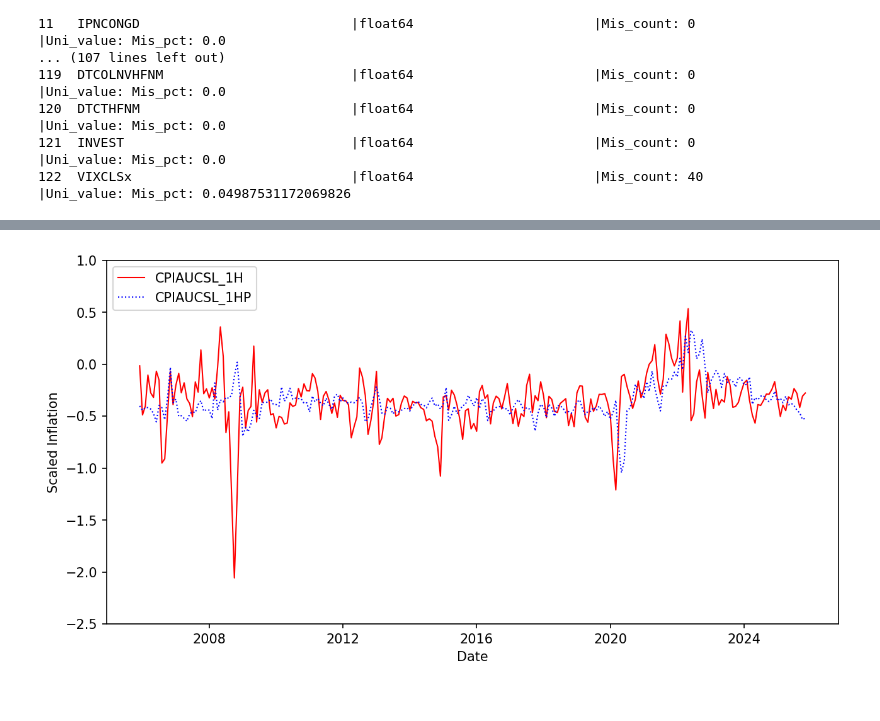
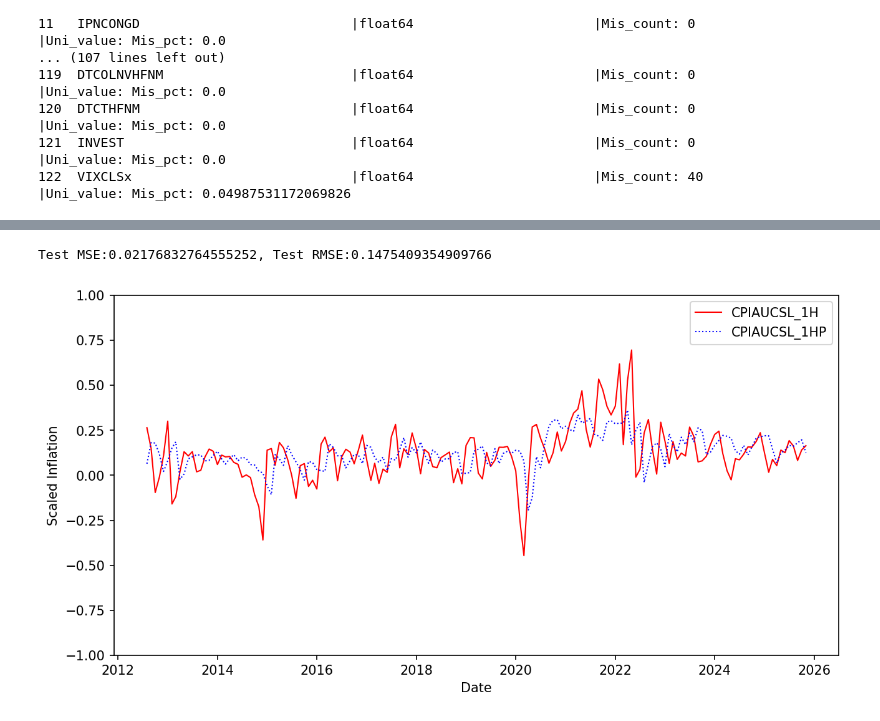
Before and after one commit to martinyuhaohuo/d200_project, a Jupyter notebook: scripts/EDA.ipynb, the cells around one changed output, grey strips where cells are left out. Saved outputs shown, nothing was run; the diff lists cells and outputs as text; code cells hidden in the pictures.

```diff
--- a/scripts/EDA.ipynb
+++ b/scripts/EDA.ipynb
@@ -96,3 +104,3 @@ y_test = y_feature_engineering.transform(test_set)[["CPIAUCSL"]]
 # %%
 # create aheads and lags for MLP
-MLP_y_train, MLP_x_train, MLP_y_test, MLP_x_test = create_ahead_lag(y_train, x_train, y_test, x_test, 1, 4, include_target = True)
+MLP_y_train, MLP_x_train, MLP_y_test, MLP_x_test = create_ahead_lag(y_train, x_train, y_test, x_test, 1, 0, include_target = True, target_lag = 11)
@@ -138,3 +167,3 @@ visualize_predict(prediction, MLP_y_test, 1, FRED_MD)
 # %%
 # create aheads and lags for RNN
-RNN_y_train, RNN_x_train, RNN_y_test, RNN_x_test = create_ahead_lag(y_train, x_train, y_test, x_test, 1, 0)
+RNN_y_train, RNN_x_train, RNN_y_test, RNN_x_test = create_ahead_lag(y_train, x_train, y_test, x_test, 1, 0, include_target = True, target_lag = 0)
@@ -188,26 +198,0 @@ Y_test = torch.tensor(RNN_y_test.values, dtype=torch.float32)
-# %%
-class WindowData(Dataset):
-
-    def __init__(self, X, Y, window):
-
-        self.X = X
-        self.Y = Y
-        self.window = window
-
-    def __len__(self):
-
-        return len(self.X) - self.window
-
-    def __getitem__(self, idx):
-
-        X_seq = self.X[idx:idx+self.window]
-        Y_target = self.Y[idx+self.window]
-
-        return X_seq, Y_target
-
-window_size = 24
-
-train_dataset = WindowData(X_train, Y_train, window_size)
-test_dataset = WindowData(X_test, Y_test, window_size)
-train_loader = DataLoader(train_dataset, batch_size=128, shuffle=False)
-test_loader = DataLoader(test_dataset, batch_size=128, shuffle=False)
@@ -236,16 +199,9 @@ Epoch [100/100], Train MSE: 0.0168, Test MSE: 0.0845
 # %%
-window = 48
-X_combined = pd.concat(
-    [RNN_x_test.tail(window), RNN_x_test]
-)
-X = X_combined.to_numpy()
-X_tensor = []
-for i in range(len(X) - window):
-    X_tensor.append(X[i:i+window])
-X_tensor = torch.tensor(X_tensor, dtype=torch.float32)
-prediction = RNN(X_tensor.to(DEVICE))
-prediction = pd.DataFrame(prediction.detach().to("cpu").numpy())
+prediction = make_predict(RNN, RNN_x_train, RNN_x_test, True, window_size)
 visualize_predict(prediction, RNN_y_test, 1, FRED_MD)
+RNN_MSE, RNN_RMSE = compute_MSE(prediction, RNN_y_test)
+print(f"Test MSE:{RNN_MSE}, Test RMSE:{RNN_RMSE}")
 # %% [output]
+Test MSE:0.02176832764555252, Test RMSE:0.1475409354909766
-[figure, old version]
+[figure, new version]
 # %%
```
Also changed, not shown: parts of 66 cells of this notebook, 9 other files.
